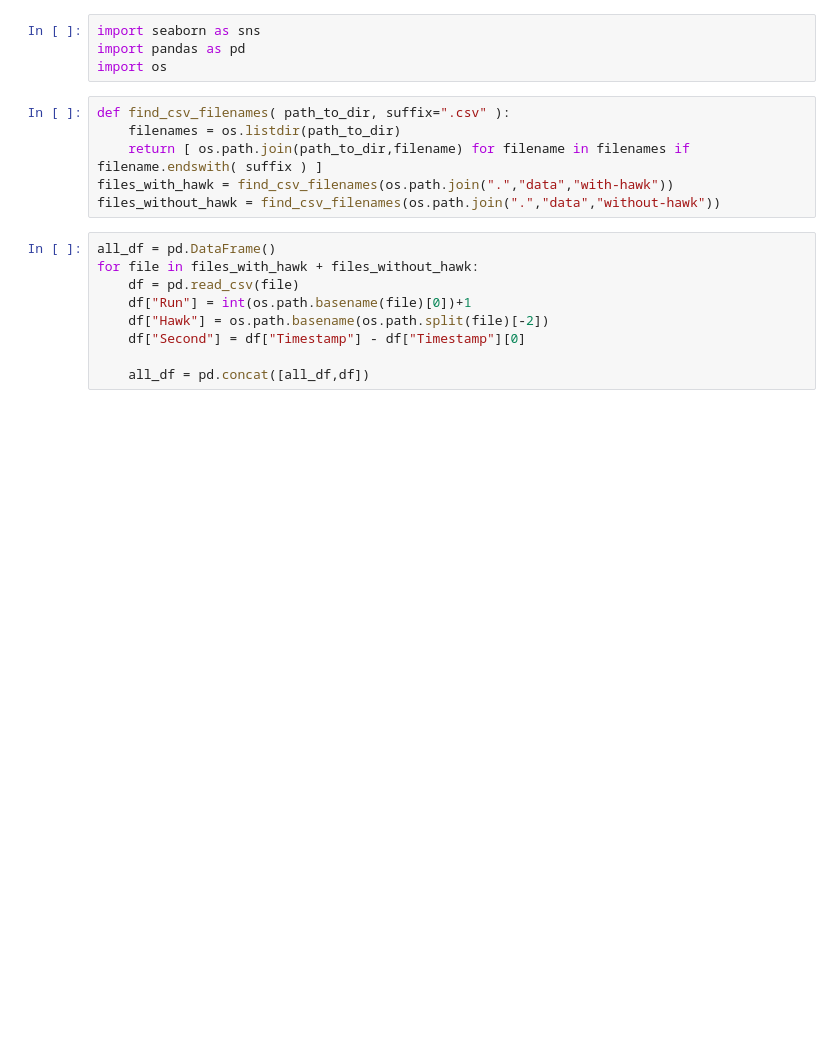
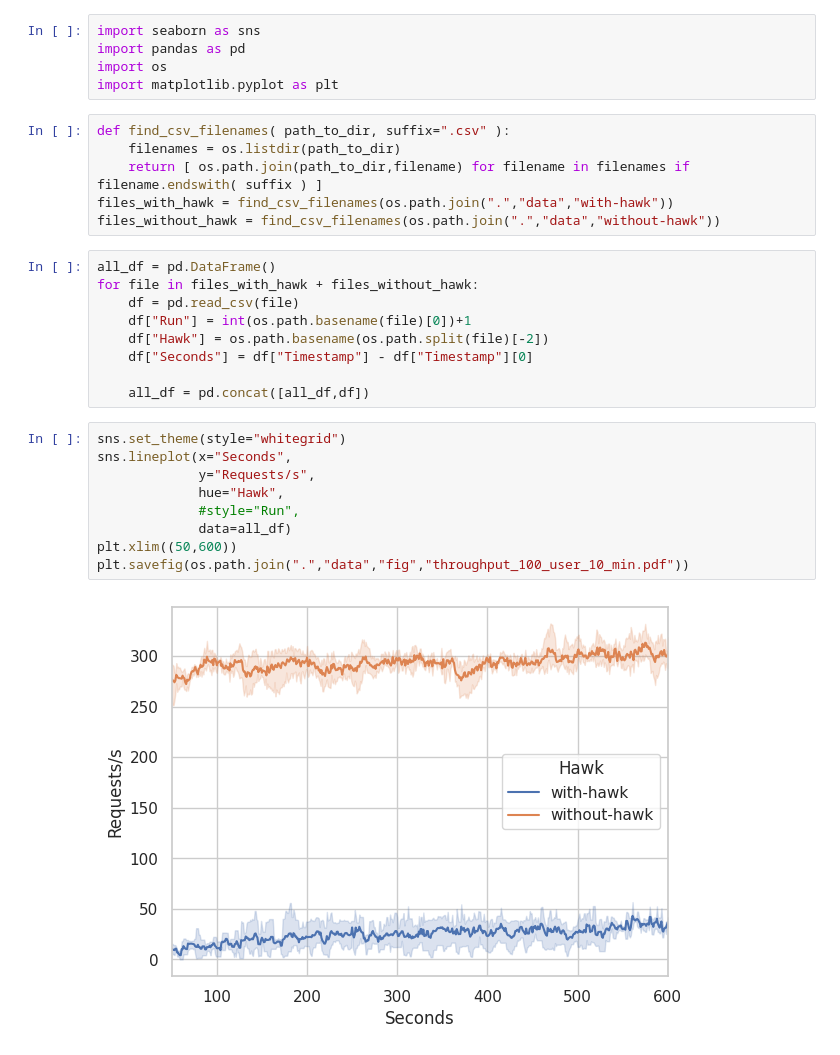
Before and after one commit to PrivacyEngineering/hawk-benchmark, a Jupyter notebook: locust-benchmark/visualization.ipynb, the cells around one changed output. Cells and saved outputs as stored; diff of their text form; blank space fills up the shorter version.

```diff
--- a/locust-benchmark/visualization.ipynb
+++ b/locust-benchmark/visualization.ipynb
@@ -2,6 +2,7 @@
 import seaborn as sns
 import pandas as pd
 import os
+import matplotlib.pyplot as plt
 # %%
 def find_csv_filenames( path_to_dir, suffix=".csv" ):
     filenames = os.listdir(path_to_dir)
@@ -14,6 +15,17 @@ for file in files_with_hawk + files_without_hawk:
     df = pd.read_csv(file)
     df["Run"] = int(os.path.basename(file)[0])+1
     df["Hawk"] = os.path.basename(os.path.split(file)[-2])
-    df["Second"] = df["Timestamp"] - df["Timestamp"][0]
+    df["Seconds"] = df["Timestamp"] - df["Timestamp"][0]
 
     all_df = pd.concat([all_df,df])
+# %%
+sns.set_theme(style="whitegrid")
+sns.lineplot(x="Seconds",
+             y="Requests/s",
+             hue="Hawk",
+             #style="Run",
+             data=all_df)
+plt.xlim((50,600))
+plt.savefig(os.path.join(".","data","fig","throughput_100_user_10_min.pdf"))
+# %% [output]
+[figure, added]
```
Also changed, not shown: parts of 8 cells of this notebook, 12 other files.
